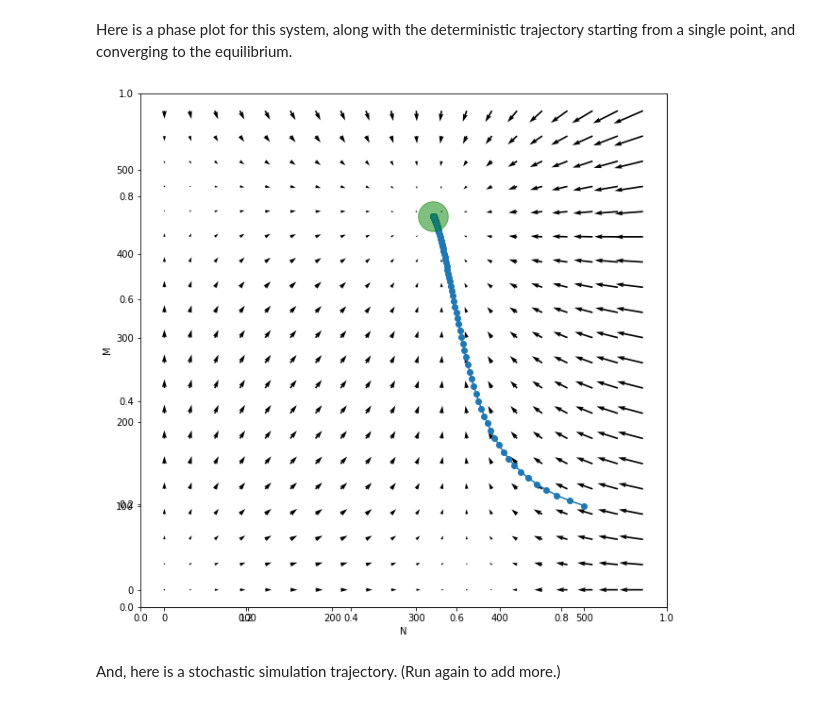
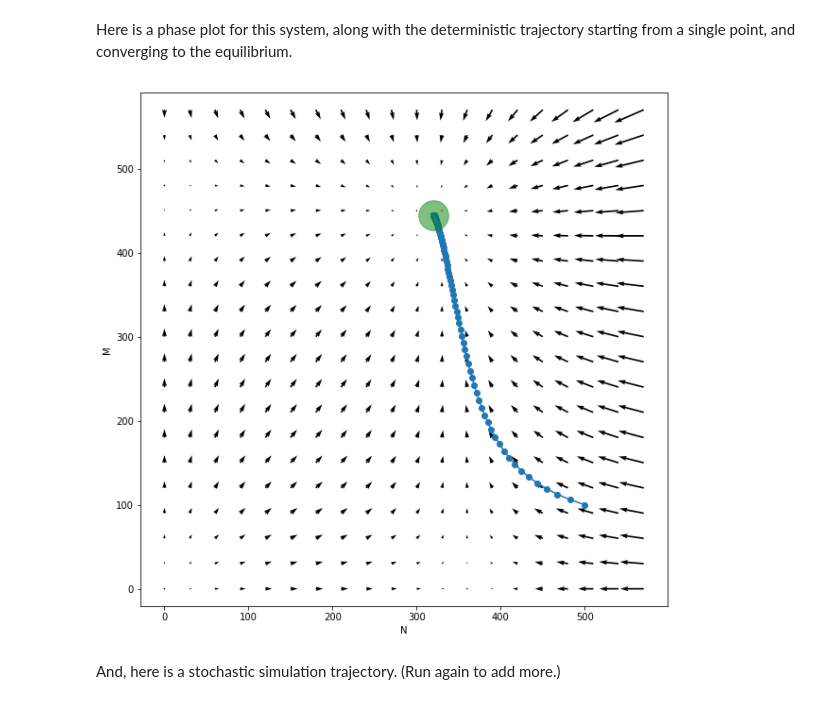
Before and after one commit to petrelharp/popbio, a Jupyter notebook: notebooks/interactions.ipynb, the cells around one changed output. Drawn from its saved outputs; the diff is of its cells as text; code cells hidden in the pictures.

```diff
--- a/notebooks/interactions.ipynb
+++ b/notebooks/interactions.ipynb
@@ -322,9 +322,8 @@ def phase_plot(genfn, xlim, ylim, nx, ny, **kwargs):
     X.shape = Y.shape = (np.prod(X.shape),)
     U, V = genfn(X, Y, **kwargs)
     fig, ax = plt.subplots()
-    ax = fig.add_subplot(111)
     ax.quiver(X, Y, U-X, V-Y, angles='xy', scale_units='xy', scale=1)
-    return fig
+    return fig, ax
 # %% [markdown]
 Here is a phase plot for this system,
 along with the deterministic trajectory starting from a single point,
@@ -337,25 +336,25 @@ def do_plot(lv_args):
                         **lv_args)
 
     plt.rcParams['figure.figsize'] = [10, 10]
-    fig = phase_plot(lv_eqn, xlim=[0, 600], ylim=[0, 600], nx=20, ny=20,
-                     **lv_args)
-    ax = fig.gca()
+    fig, ax = phase_plot(lv_eqn, xlim=[0, 600], ylim=[0, 600], nx=20, ny=20,
+                         **lv_args)
     ax.plot(tN, tM)
     ax.scatter(tN, tM)
     ax.scatter(equil[0], equil[1], s=1000, c='g', alpha=0.5)
     ax.axis('equal')
     plt.xlabel("N")
     plt.ylabel("M")
+    return fig, ax
 # %%
 lv_args = {
         'lam' : [1.2, 1.1],    # fecundity
         'p' : [0.5, 0.9],      # death prob
         'K' : [2000, 5000],      # carrying capacity
         'a' : [0.1, 0.1]  # encounter rate
     }
-do_plot(lv_args)
+fig, ax = do_plot(lv_args)
 # %% [output]
-[figure, old version]
+[figure, new version]
 # %% [markdown]
 And, here is a stochastic simulation trajectory.
 (Run again to add more.)
```
Also changed, not shown: parts of 11 cells of this notebook, 1 other file.
